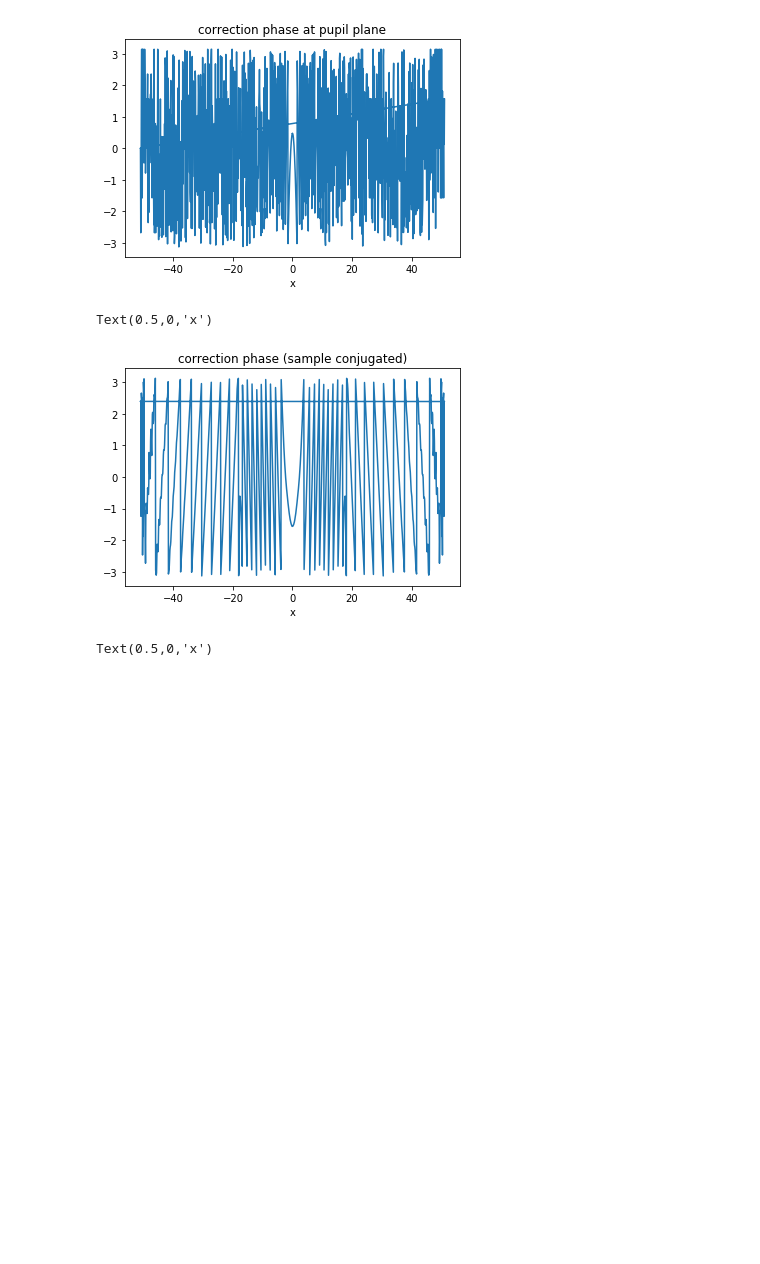
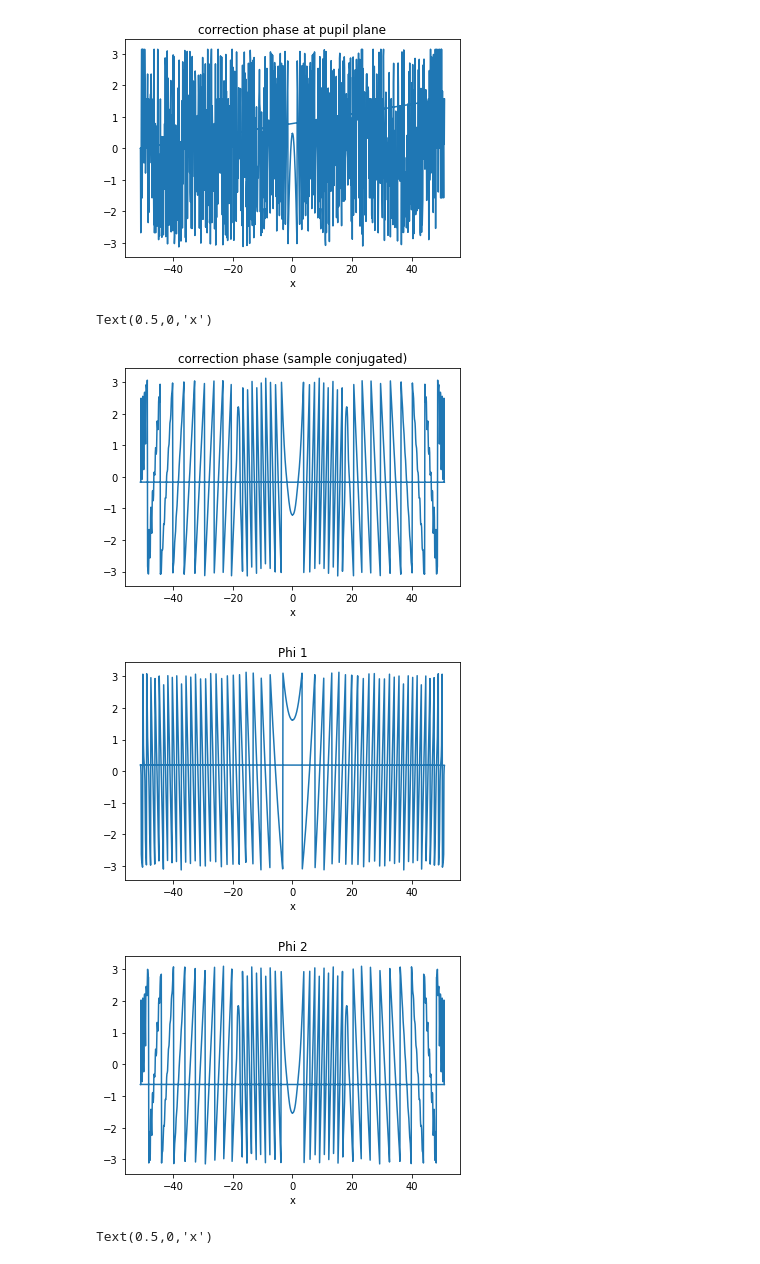
Before and after one commit to PrintRind/Turbid-Media-Propagation-Simulation, a Jupyter notebook: prop through turbid medium0604.ipynb, the cells around one changed output. Saved outputs shown, nothing was run; the diff lists cells and outputs as text; code cells hidden in the pictures; blank space fills up the shorter version.

Commit message:
a few intermediate checks on phase calculations

```diff
--- a/prop through turbid medium0604.ipynb
+++ b/prop through turbid medium0604.ipynb
@@ -200,7 +200,7 @@ def conjugated_correction(E_in, sample, prop, inverse_prop, correction_plane):
 
         E0[N[0]-2-m,:]=np.fft.ifft(sum(Ek0,0)) #calculate next depth-slice of field
 
-    #let this distorted E propagate back to the focal plane through a clear medium
+    #let this distorted E propagate back to the correction plane through a clear medium
     E1 = np.zeros((correction_plane, N[1]),dtype = 'complex')
     E1[0,:] = E0[0,:]
     mask1=np.ones((N[0],N[1]))
@@ -209,7 +209,7 @@ def conjugated_correction(E_in, sample, prop, inverse_prop, correction_plane):
     for m in range(correction_plane-1):
         Ek1[:] = np.fft.fft(E1[m,:]*mask1[m,:])*inverse_prop[0,:] #propagate through uniform medium with RI = RI[0] to the correction plane
 
-        E1[m+1,:] = np.fft.ifft(Ek1)  # phase mask of tissue wavefront distortion
+        E1[m+1,:] = np.fft.ifft(Ek1)  # field imprinted with phase mask of tissue wavefront distortion
 
     #next let beam propagate from focus to correction plane in clear medium
     #(this time just start from index 0 -> correction plane instead of actually reversing the indeces because the sample is homogeneous)
@@ -223,11 +223,14 @@ def conjugated_correction(E_in, sample, prop, inverse_prop, correction_plane):
 
         E2[m+1,:] = np.fft.ifft(Ek2) #distortion free propagation to correction plane
 
-    #finally calculate phase difference between distorted beam (E1) and distortion free beam (E2) and apply this to corrector
-    phi = np.zeros(N[1],dtype='complex')
+    #finally calculate phase difference between distorted beam (E1) and distortion free beam (E2) to find the correction phase mask
+    phi1 = np.zeros(N[1],dtype='complex')
+    phi2 = np.zeros(N[1],dtype='complex')
     correction_phase = np.zeros(N[1],dtype='complex')
     for m in range(N[1]):
-        phi[m] = cmath.phase(E2[max_index-1,m])
+        phi1[m] = cmath.phase(E1[correction_plane-1,m])
+    for m in range(N[1]):
+        phi2[m] = cmath.phase(E2[max_index-1,m])
     for n in range(N[1]):
-        correction_phase[n] = cmath.phase(E1[correction_plane-1,n]*np.exp(-1j*phi[n]))
-    return correction_phase
+        correction_phase[n] = cmath.phase(E1[correction_plane-1,n]*np.exp(-1j*phi2[n]))
+    return phi1  #correction_phase
@@ -234,20 +240,31 @@ def conjugated_correction(E_in, sample, prop, inverse_prop, correction_plane):
 # %%
-#first we propagate through a homogeneous sample
+#homogeneous sample
 sample1=1.33*np.ones(N)
+#sample with one layer of higher RI
+sample2 = 1.33*np.ones(N)
+sample2[200:210,:] = 4
 
-phi_conjugated=conjugated_correction(E_in, sample1, prop, inverse_prop, 200)   #execute propagation
+phi1=conjugated_correction(E_in, sample1, prop, inverse_prop, 205)   #execute propagation
 
-# plt.figure(1)
-# plt.imshow(np.fft.fftshift(abs(E)**2,1))
-# plt.title("intensity")
-
-plt.figure(2)
+plt.figure(1)
 plt.plot(np.fft.fftshift(x),(np.real(phi_conjugated)))
 plt.title('correction phase (sample conjugated)')
 plt.xlabel('x')
+
+plt.figure(2)
+plt.plot(np.fft.fftshift(x),(np.real(phi1)))
+plt.title('Phi 1')
+plt.xlabel('x')
+
+plt.figure(3)
+plt.plot(np.fft.fftshift(x),(np.real(phi2)))
+plt.title('Phi 2')
+plt.xlabel('x')
 # %% [output]
 Text(0.5,0,'x')
-[figure, old version]
+[figure, new version]
+[figure, added]
+[figure, added]
 # %%
 #now we propagate through the turbid sample
 
```
Also changed, not shown: parts of 7 cells of this notebook.
